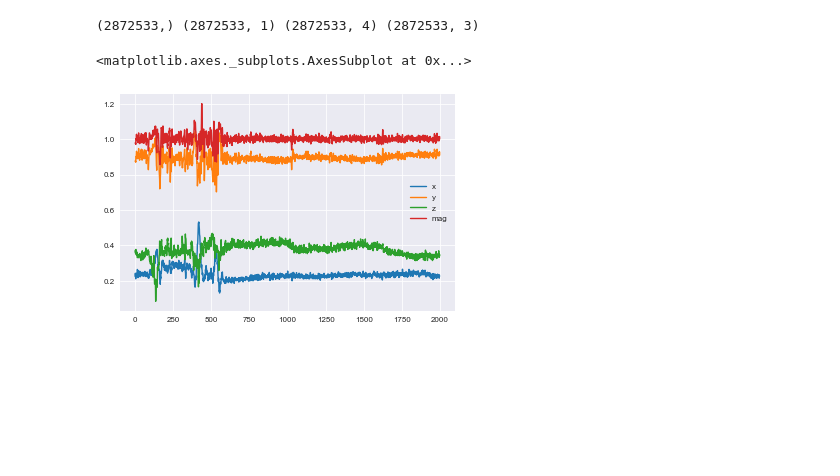
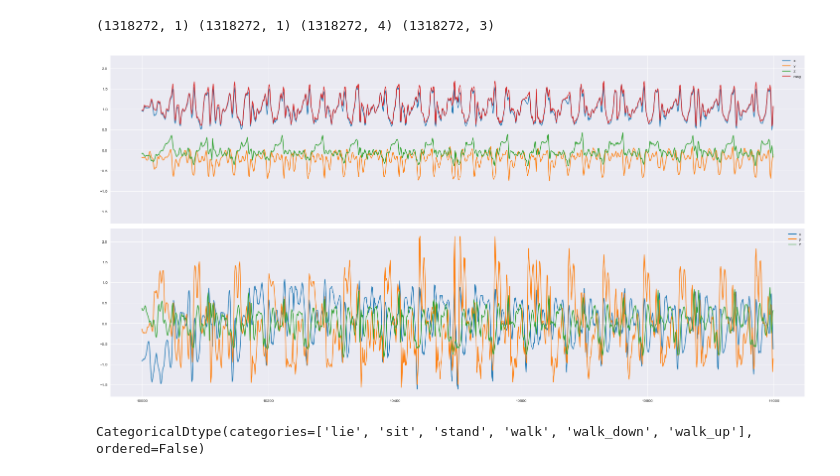
Before and after one commit to njtwomey/har_datasets, a Jupyter notebook: notebooks/simple-data-viz.ipynb, the cells around one changed output. Saved outputs shown, nothing was run; the diff lists cells and outputs as text; code cells hidden in the pictures; blank space fills up the shorter version.

```diff
--- a/notebooks/simple-data-viz.ipynb
+++ b/notebooks/simple-data-viz.ipynb
@@ -12,21 +12,33 @@ sns.set_context('paper')
 sns.set_style('darkgrid')
 
 pwd = join(pardir, 'data', 'raw', 'pamap2')
-# pwd = join(pardir, 'data', 'raw', 'anguita2013')
+pwd = join(pardir, 'data', 'raw', 'anguita2013')
 # %%
 def load(pwd, fname):
     return pickle.load(open(join(pwd, f'{fname}.pkl'), 'rb'))
 # %%
 labels = load(pwd, 'labels')
+index = load(pwd, 'index')
 folds = load(pwd, 'fold')
-accel = load(pwd, 'accel-wrist')
-accel.loc[:, 'mag'] = (accel.x ** 2 + accel.y ** 2 + accel.z ** 2).pow(0.5)
-index = load(pwd, 'index')
+
+gyro = load(pwd, 'gyro-waist')
+accel = load(pwd, 'accel-waist')
+accel.loc[:, 'mag'] = (
+    accel.x ** 2 + accel.y ** 2 + accel.z ** 2
+).pow(0.5)
 
 print(labels.shape, folds.shape, accel.shape, index.shape)
 
-accel.iloc[np.arange(2000) + 0*10000].plot()
+rr = np.arange(1000) + 10000 * 1
+
+fig, axes = pl.subplots(2, 1, sharex=True, sharey=True, figsize=(20, 10))
+accel.iloc[rr].plot(ax=axes[0])
+gyro.iloc[rr].plot(ax=axes[1])
+pl.tight_layout()
 # %% [output]
-(2872533,) (2872533, 1) (2872533, 4) (2872533, 3)
+(1318272, 1) (1318272, 1) (1318272, 4) (1318272, 3)
-<matplotlib.axes._subplots.AxesSubplot at 0x...>
-[figure, old version]
+[figure, new version]
+# %%
+labels.labels.dtype
+# %% [output]
+CategoricalDtype(categories=['lie', 'sit', 'stand', 'walk', 'walk_down', 'walk_up'], ordered=False)
```
Also changed, not shown: 27 other files.
